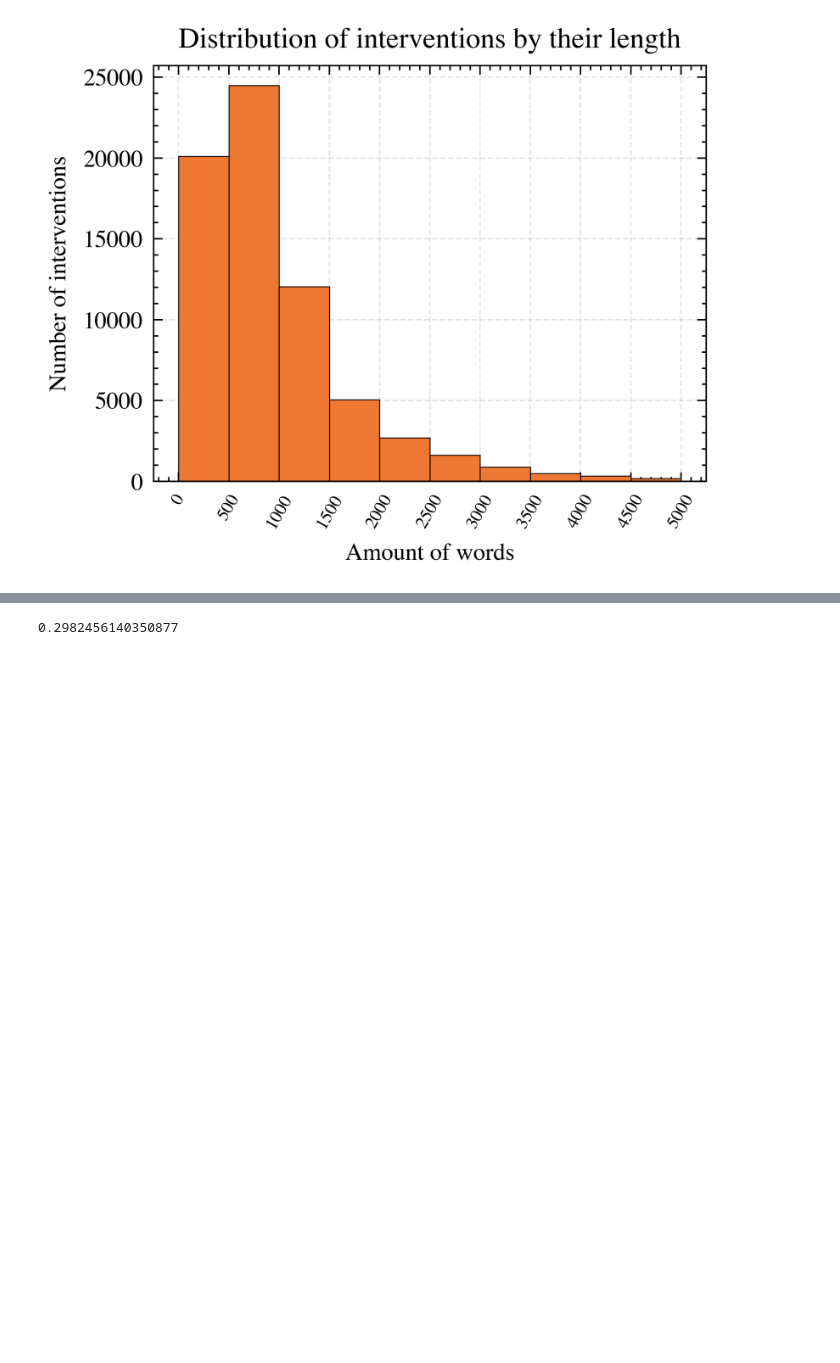
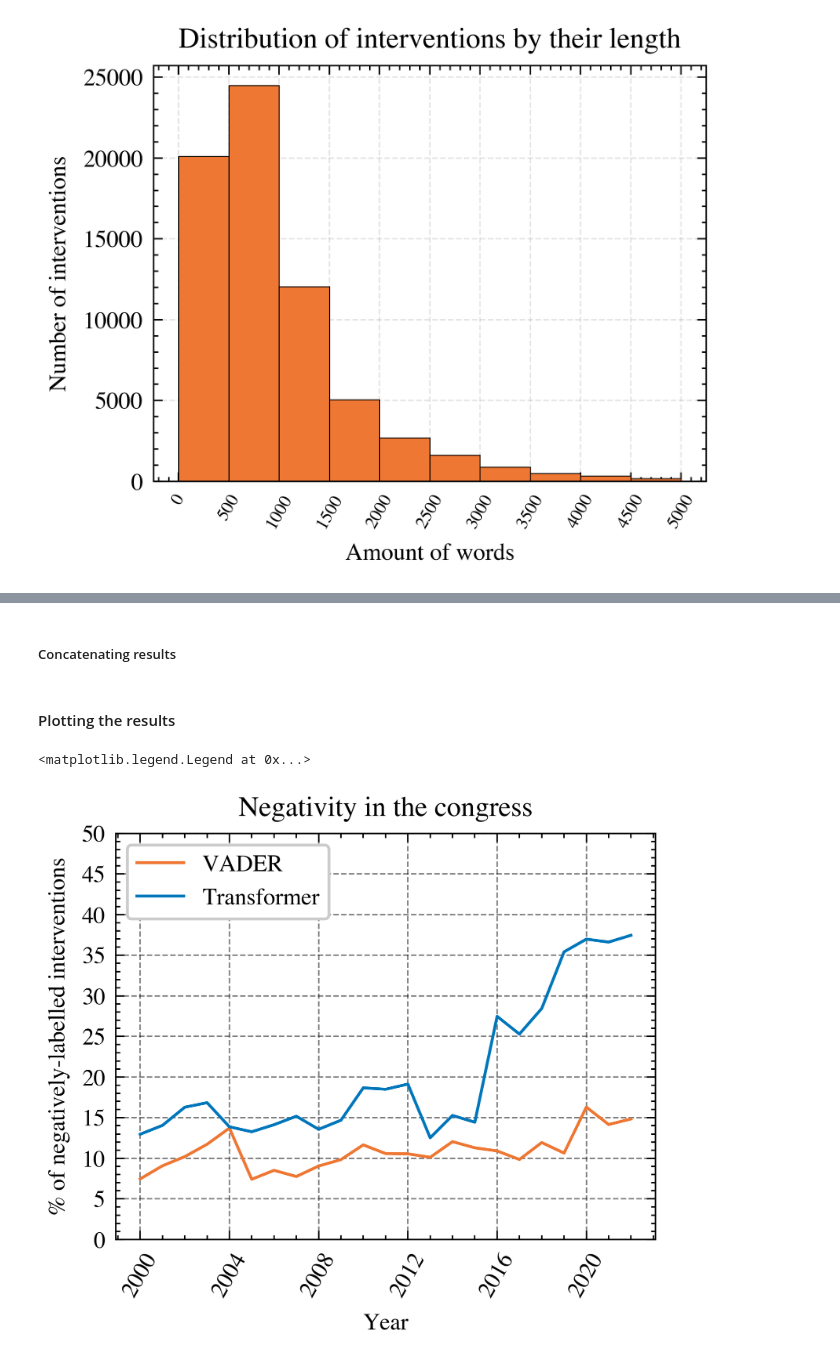
Before and after one commit to dibuja/polarisation-nlp, a Jupyter notebook: notebooks/affective_polarisation.ipynb, the cells around one changed output, grey strips where cells are left out. Saved outputs shown, nothing was run; the diff lists cells and outputs as text; code cells hidden in the pictures; blank space fills up the shorter version.

```diff
--- a/notebooks/affective_polarisation.ipynb
+++ b/notebooks/affective_polarisation.ipynb
@@ -207,4 +295,0 @@ df.groupby(['political_group', 'y'], as_index=False)['legislatura'].count()
-# %%
-df['vader_neg_length'] = df['vader_neg'] * df['lengths']
-
-pg = df.groupby(['political_group', 'y'], as_index=False)['legislatura'].count()
@@ -539,7 +412,2 @@ assert len(results) == len(
-# %%
-polarities = [analyzer.polarity_scores(t) for t in test]
-polarities = [p['compound'] for p in polarities]
-polarities = [1 if p < - 0.05 else 0 for p in polarities]
-sum(polarities)/228
-# %% [output]
-0.2982456140350877
+# %% [markdown]
+##### Concatenating results
@@ -545,0 +424,21 @@ sum(polarities)/228
+# %% [markdown]
+#### Plotting the results
+# %%
+fig, ax = plt.subplots()
+
+x = range(2000, 2023)
+
+ax.plot(df['neg'].groupby(df['y']).sum()/cnt * 100, label='VADER')
+ax.plot(df['transf_neg'].groupby(df['y']).sum()/cnt * 100, label='Transformer')
+
+ax.set_yticks(range(0, 55, 5))
+ax.set_xticks(range(2000, 2023, 4))
+ax.set_xticklabels(range(2000, 2023, 4), rotation=60)
+
+ax.set_title('Negativity in the congress')
+ax.set_xlabel('Year')
+ax.set_ylabel('%' + ' of negatively-labelled interventions')
+ax.legend( loc = 'upper left')
+# %% [output]
+<matplotlib.legend.Legend at 0x...>
+[figure, added]
```
Also changed, not shown: parts of 45 cells of this notebook, 6 other files.
